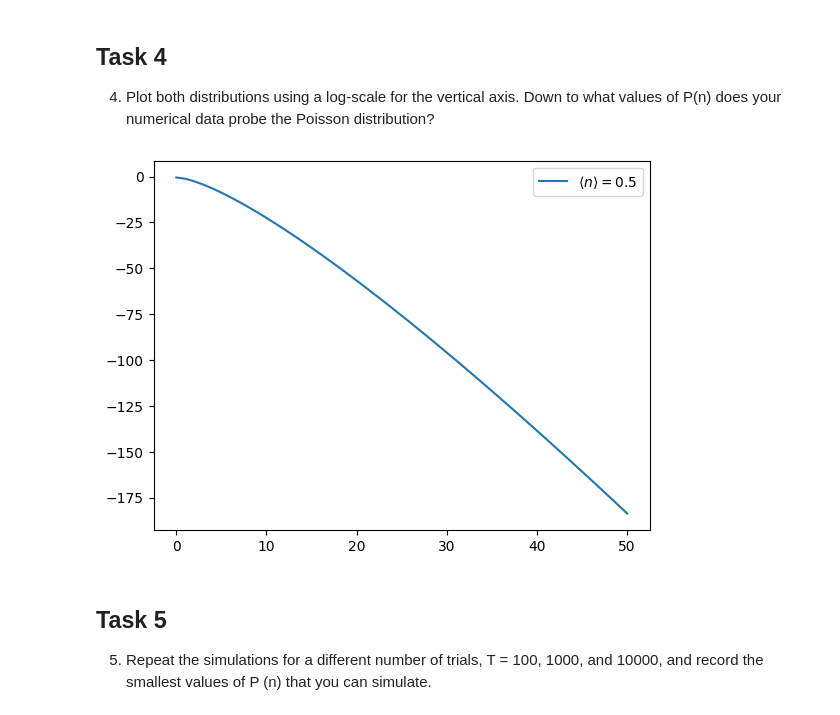
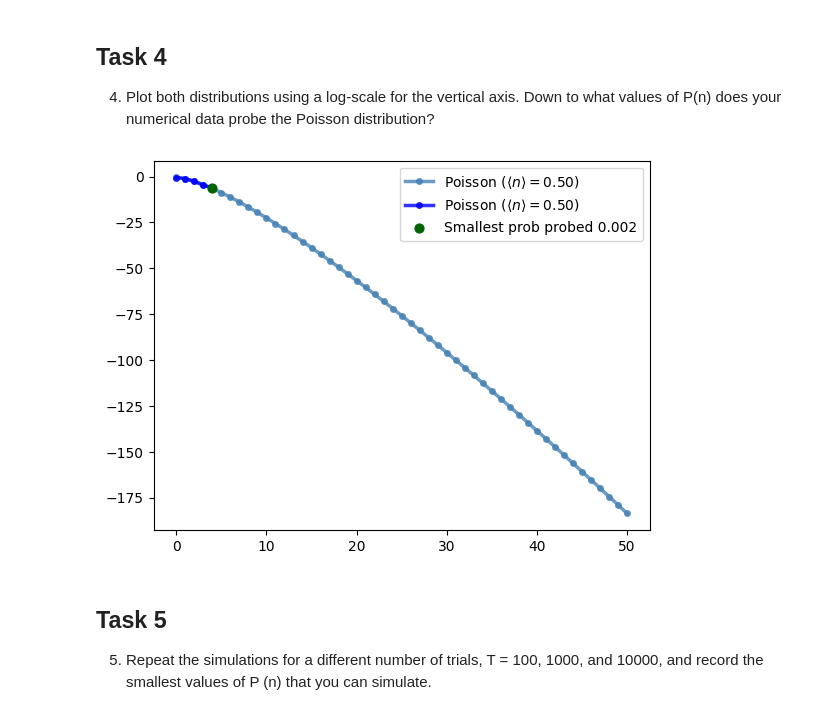
Before and after one commit to Matth3wc/Comp-Sim-Numerical-Methods, a Jupyter notebook: Part-1/Assignments/Comp_Sim_Assignment_4/MainScript.ipynb, the cells around one changed output. Saved outputs shown, nothing was run; the diff lists cells and outputs as text; code cells hidden in the pictures.

```diff
--- a/Part-1/Assignments/Comp_Sim_Assignment_4/MainScript.ipynb
+++ b/Part-1/Assignments/Comp_Sim_Assignment_4/MainScript.ipynb
@@ -196,7 +215,7 @@ def simulate_dart_throws(N, L, T):
     # Calculate mean from simulation
     mean_n = N / L  # Theoretical mean
 
-    return H/T, mean_n
+    return H, mean_n
 
 
 #H, mue = simulate_dart_throws(N, L, T)
@@ -227,12 +260,25 @@ plt.show()
 
 4. Plot both distributions using a log-scale for the vertical axis. Down to what
 values of P(n) does your numerical data probe the Poisson distribution?
-# %%
-plt.plot(ns, np.log(p_values1), label=f'$\\langle n \\rangle = {mean_n}$', markersize=3)
-plt.legend()
-plt.show()
-# %% [output]
-[figure, removed]
+# %%
+def smallest_prob(H):
+    smallest_prob_probed = np.min(H[np.nonzero(H)])  # Ignore zeros
+    return smallest_prob_probed, np.where(H == smallest_prob_probed)[0][0]
+
+smallest_prob_found, n_at_smallest = smallest_prob(H)
+# %%
+plt.plot(Ns, np.log(p_values1), color='steelblue', linewidth=2.5,
+            marker='o', markersize=4, alpha=0.8,
+            label=f'Poisson ($\\langle n \\rangle = {mean_n:.2f}$)')
+plt.plot(Ns, np.log(H), color='Blue', linewidth=2.5,
+            marker='o', markersize=4, alpha=0.8,
+            label=f'Poisson ($\\langle n \\rangle = {mean_n:.2f}$)')
+plt.scatter(n_at_smallest, np.log(smallest_prob_found), color='darkgreen', s=40, zorder=5,
+            label=f'Smallest prob probed {smallest_prob_found}')
+plt.legend()
+plt.show()
+# %% [output]
+[figure, added]
 # %% [markdown]
 ## Task 5
 
```
Also changed, not shown: parts of 14 cells of this notebook, 4 other files.
